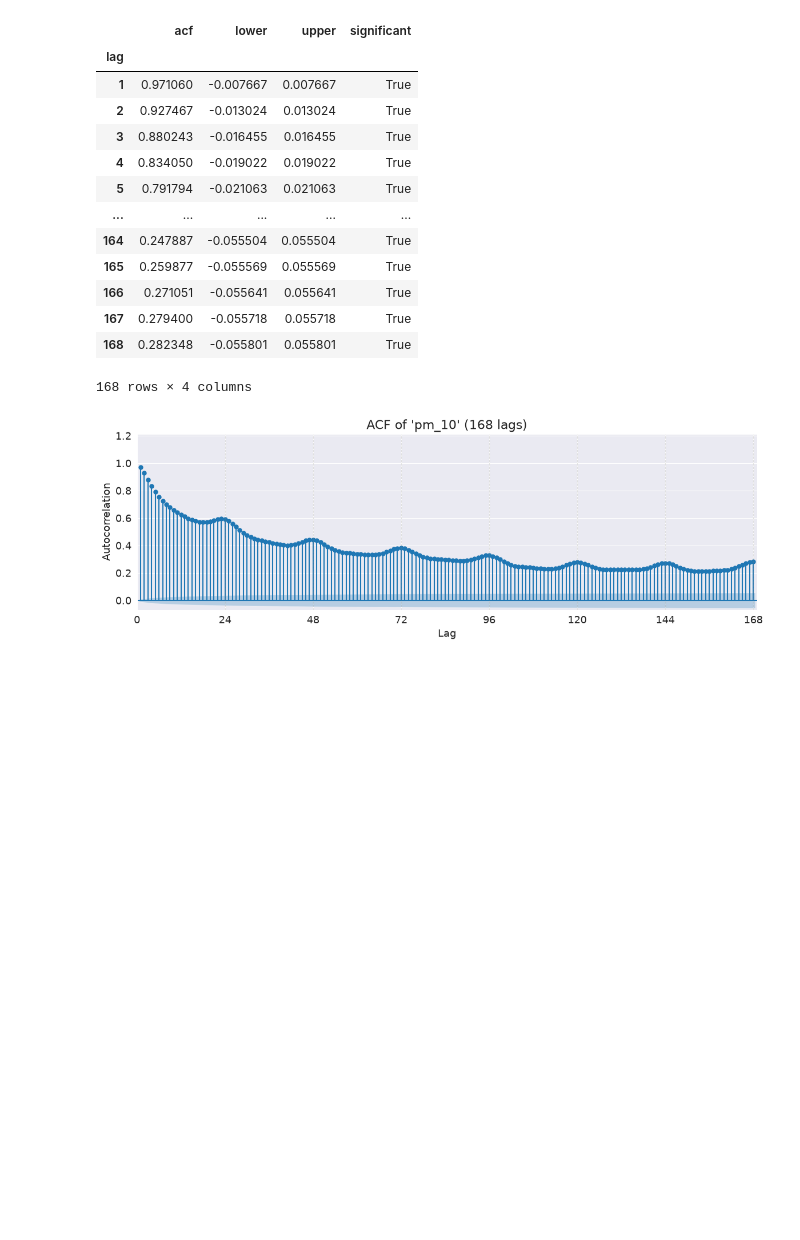
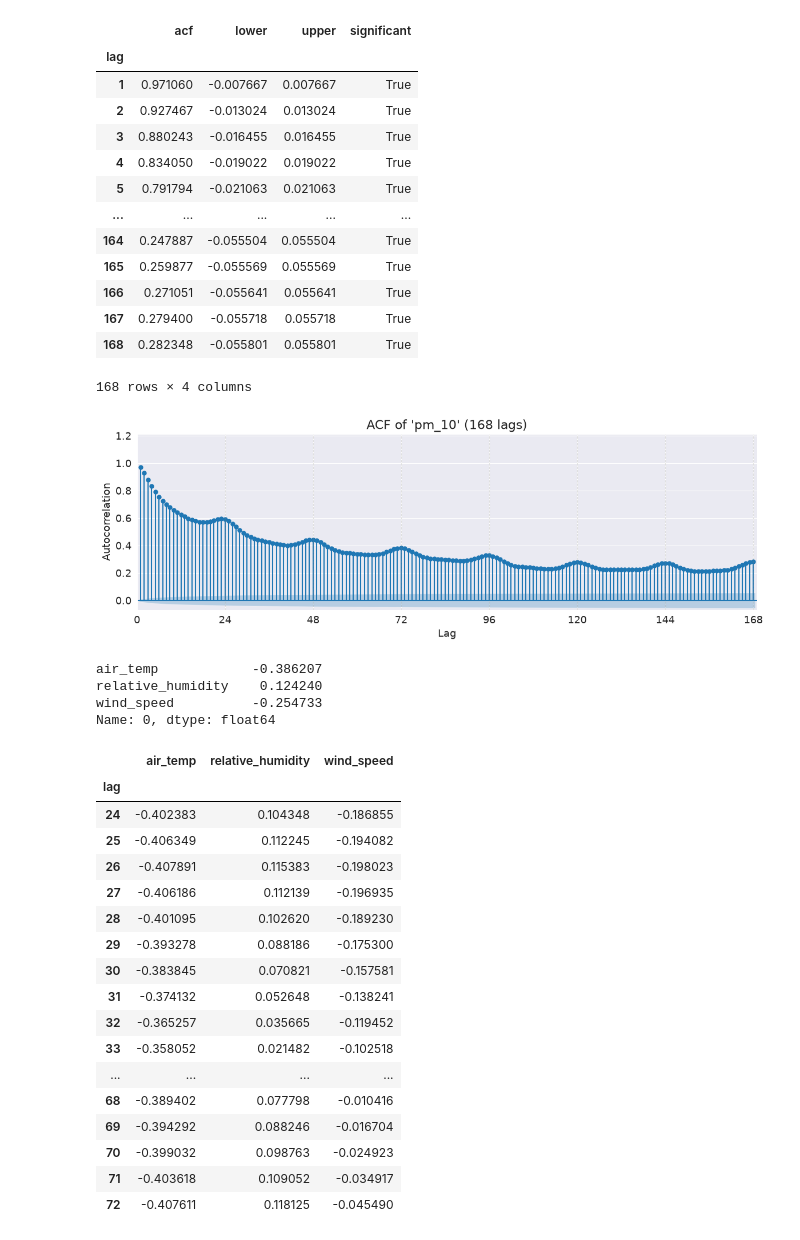
Before and after one commit to Pabito22/AirPolutionForecasting, a Jupyter notebook: notebooks/4-PW-correlation.ipynb, the cells around one changed output. Drawn from its saved outputs; the diff is of its cells as text; code cells hidden in the pictures; blank space fills up the shorter version.

Commit message:
Covariates correlation done.

```diff
--- a/notebooks/4-PW-correlation.ipynb
+++ b/notebooks/4-PW-correlation.ipynb
@@ -89,3 +89,43 @@ checker.plot_acf_graph(nlags=168)
 pyplot.show()
 # %% [output]
 [figure]
+# %%
+ccf = checker.calculate_ccf(["air_temp", "relative_humidity", "wind_speed"], max_lag=72)
+
+# Strongest lag per covariate
+ccf.abs().idxmax()  # lag with the largest |correlation|
+ccf.loc[ccf.abs().idxmax()]  # hmm, or simply:
+ccf.apply(lambda s: s.loc[s.abs().idxmax()])  # its value
+
+# Only lags usable by a past covariate with a 24h horizon
+ccf.loc[24:]
+
+# Same-time correlation (relevant for future covariates)
+ccf.loc[0]
+# %% [output]
+air_temp            -0.386207
+relative_humidity    0.124240
+wind_speed          -0.254733
+Name: 0, dtype: float64
+# %%
+# Only lags usable by a past covariate with a 24h horizon
+ccf.loc[24:]
+# %% [output]
+|  | air_temp | relative_humidity | wind_speed |
+| lag |  |  |  |
+| 24 | -0.402383 | 0.104348 | -0.186855 |
+| 25 | -0.406349 | 0.112245 | -0.194082 |
+| 26 | -0.407891 | 0.115383 | -0.198023 |
+| 27 | -0.406186 | 0.112139 | -0.196935 |
+| 28 | -0.401095 | 0.102620 | -0.189230 |
+| 29 | -0.393278 | 0.088186 | -0.175300 |
+| 30 | -0.383845 | 0.070821 | -0.157581 |
+| 31 | -0.374132 | 0.052648 | -0.138241 |
+| 32 | -0.365257 | 0.035665 | -0.119452 |
+| 33 | -0.358052 | 0.021482 | -0.102518 |
+| ... | ... | ... | ... |
+| 68 | -0.389402 | 0.077798 | -0.010416 |
+| 69 | -0.394292 | 0.088246 | -0.016704 |
+| 70 | -0.399032 | 0.098763 | -0.024923 |
+| 71 | -0.403618 | 0.109052 | -0.034917 |
+| 72 | -0.407611 | 0.118125 | -0.045490 |
```
Also changed, not shown: parts of 4 cells of this notebook, 1 other file.
